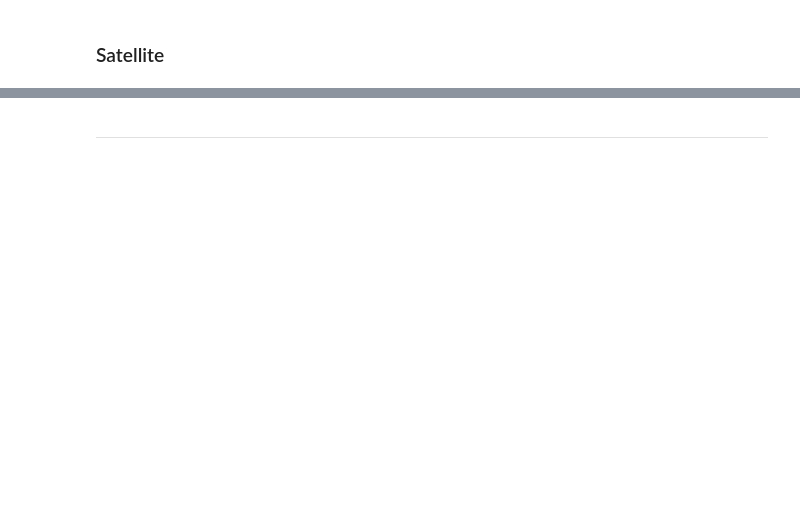
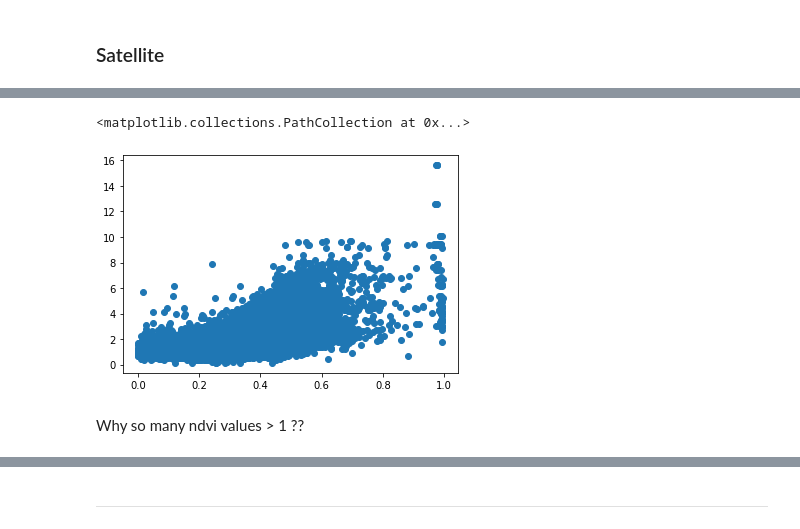
Before and after one commit to VicenteYago/OPTRAM, a Jupyter notebook: OPTRAM.ipynb, the cells around one changed output, grey strips where cells are left out. Cells and saved outputs as stored; diff of their text form; code cells hidden in the pictures; blank space fills up the shorter version.

```diff
--- a/OPTRAM.ipynb
+++ b/OPTRAM.ipynb
@@ -133,0 +163,13 @@ ndvi.data
+# %%
+days_offset = 1
+start_dt = S2_getDate(boa_fp) - datetime.timedelta(days=days_offset)
+end_dt   = S2_getDate(boa_fp) + datetime.timedelta(days=days_offset)
+
+start_dt = start_dt.strftime('%Y-%m-%d')
+end_dt   = end_dt.strftime('%Y-%m-%d')
+
+print('Requesting image metadata between %s - %s' % (start_dt, end_dt))
+
+# bash callback:
+dts = ! Rscript ./sen2r/sat_sensing_dt.R $start_dt $end_dt ./sen2r/Walnut-Gulch.geojson 2> /dev/null
+dts
@@ -133,0 +180,2 @@ ndvi.data
+# %%
+sensing_datetime = datetime.datetime.strptime(dts[1], '                                        "%Y-%m-%d %H:%M:%S UTC" ')
@@ -133,0 +186,13 @@ ndvi.data
+# %%
+data = {
+    'datetime' : sensing_datetime,
+    'ndvi' : np.ndarray.flatten(ndvi.data),
+    'str'  : np.ndarray.flatten(STR.data),
+    'defective_px' : 0, # TODO
+    'fpath' : boa_fp,
+    'coord_X' :  0, # TODO
+    'coord_Y' : 0 # TODO
+}
+
+tif_df = pd.DataFrame(data)
+tif_df
@@ -134,14 +207,12 @@ ndvi.data
+# %%
+tif_df.drop(tif_df[tif_df.loc[:,"ndvi"] > 1].index, inplace=True)
 # %%
-tif_df = pd.Dataframe(
-
-    'date' : ,
-    'ndvi' : ndvi.data,
-    'str'  : STR.data,
-    'defective_px' : ,
-    'fpath' : boa_fp,
-    'coord_X' :
-    'coord_Y' :
-)
+plt.scatter(tif_df.loc[:,"ndvi"], tif_df.loc[:,"str"])
+# %% [output]
+<matplotlib.collections.PathCollection at 0x...>
+[figure, added]
+# %% [markdown]
+Why so many ndvi values > 1 ??
 # %%
 boa_fp = r"./sen2r/out/BOA/S2A2A_20181213_141_Walnut-Gulch_BOA_10.tif"
 boa = rs.open(boa_fp)
```
Also changed, not shown: parts of 30 cells of this notebook, 1 other file.
